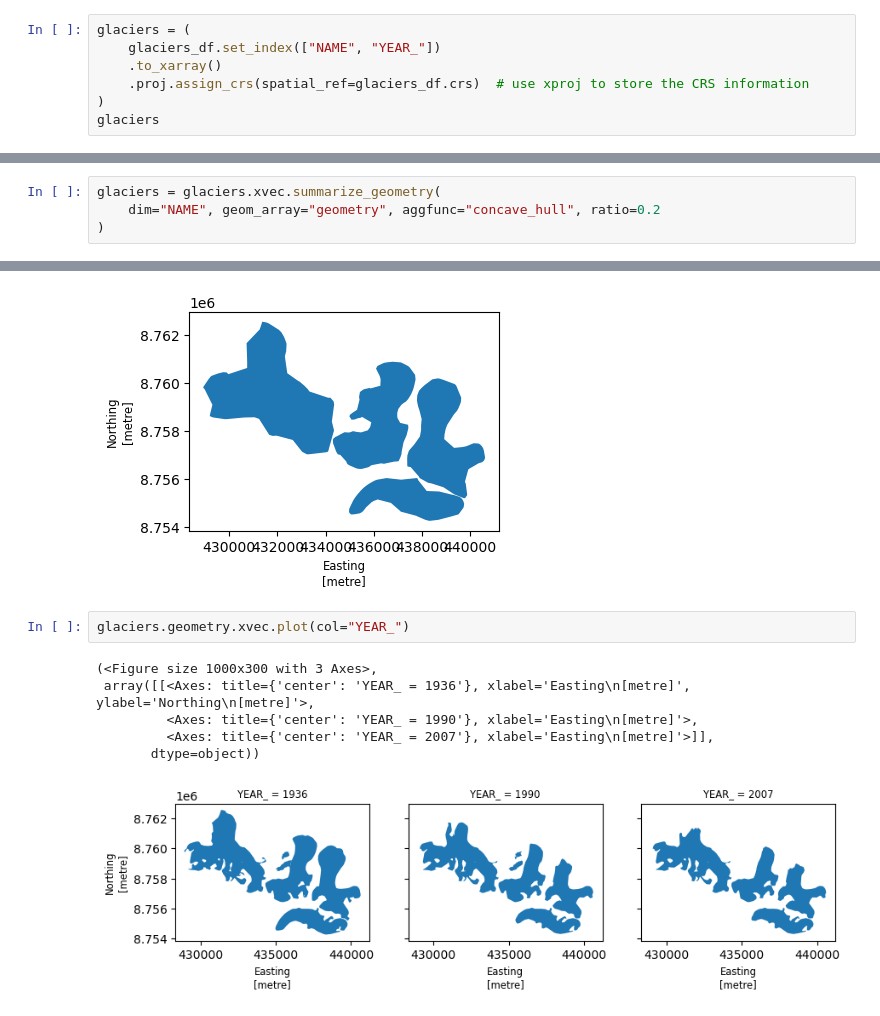
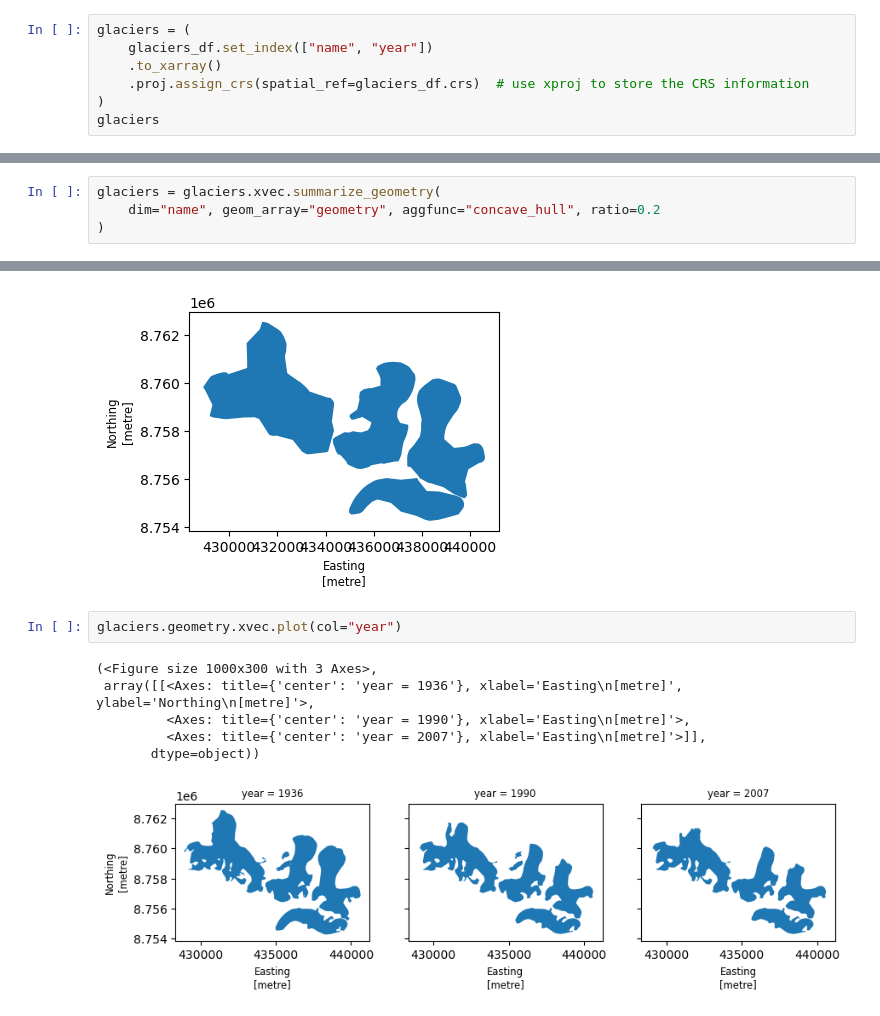
Before and after one commit to xarray-contrib/xvec, a Jupyter notebook: doc/source/plotting.ipynb, the cells around one changed output, grey strips where cells are left out. Cells and saved outputs as stored; diff of their text form.

Commit message:
fixup plotting

```diff
--- a/doc/source/plotting.ipynb
+++ b/doc/source/plotting.ipynb
@@ -51,7 +51,7 @@ f, ax = aggregated.v.xvec.plot(col="month", row="level", figsize=(6, 4))
 glaciers_df = gpd.read_file("_static/svalbard_glaciers_subset.gpkg")
 # %%
 glaciers = (
-    glaciers_df.set_index(["NAME", "YEAR_"])
+    glaciers_df.set_index(["name", "year"])
     .to_xarray()
     .proj.assign_crs(spatial_ref=glaciers_df.crs)  # use xproj to store the CRS information
 )
@@ -70,7 +70,7 @@ Indexes:
     spatial_ref  CRSIndex (crs=EPSG:32633)
 # %%
 glaciers = glaciers.xvec.summarize_geometry(
-    dim="NAME", geom_array="geometry", aggfunc="concave_hull", ratio=0.2
+    dim="name", geom_array="geometry", aggfunc="concave_hull", ratio=0.2
 )
 # %%
 glaciers.xvec.plot(geometry="summary_geometry")
@@ -79,12 +79,12 @@ glaciers.xvec.plot(geometry="summary_geometry")
  <Axes: xlabel='Easting\n[metre]', ylabel='Northing\n[metre]'>)
 [figure]
 # %%
-glaciers.geometry.xvec.plot(col="YEAR_")
+glaciers.geometry.xvec.plot(col="year")
 # %% [output]
 (<Figure size 1000x300 with 3 Axes>,
- array([[<Axes: title={'center': 'YEAR_ = 1936'}, xlabel='Easting\n[metre]', ylabel='Northing\n[metre]'>,
-         <Axes: title={'center': 'YEAR_ = 1990'}, xlabel='Easting\n[metre]'>,
-         <Axes: title={'center': 'YEAR_ = 2007'}, xlabel='Easting\n[metre]'>]],
+ array([[<Axes: title={'center': 'year = 1936'}, xlabel='Easting\n[metre]', ylabel='Northing\n[metre]'>,
+         <Axes: title={'center': 'year = 1990'}, xlabel='Easting\n[metre]'>,
+         <Axes: title={'center': 'year = 2007'}, xlabel='Easting\n[metre]'>]],
        dtype=object))
-[figure, old version]
+[figure, new version]
 # %%
```
Also changed, not shown: parts of 7 cells of this notebook, 2 other files.
